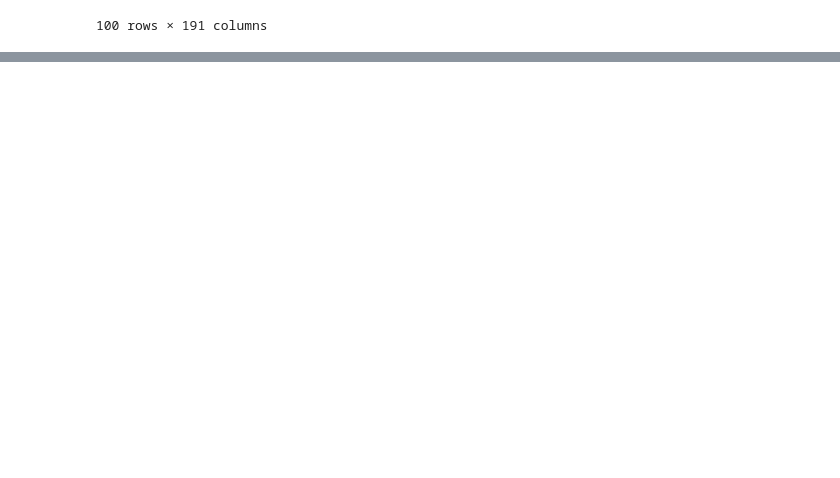
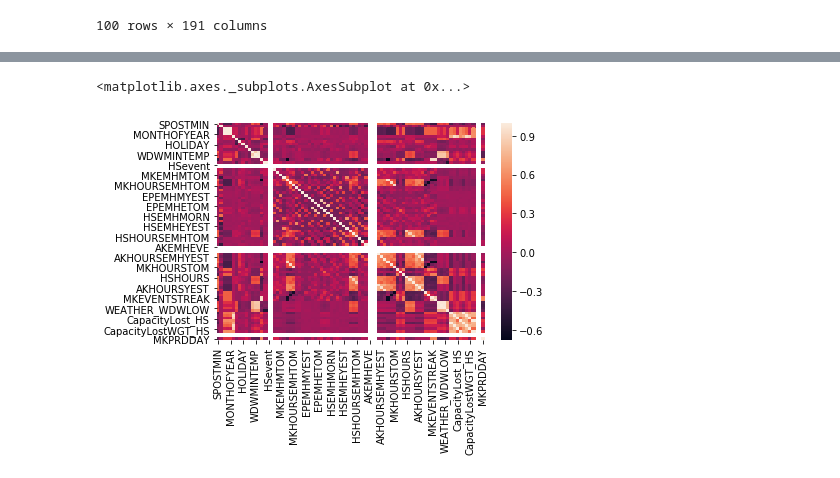
Before and after one commit to daviding11/Splash-Mountain-Wait-Time-Analysis, a Jupyter notebook: DataWrangling-Copy1-LW.ipynb, the cells around one changed output, grey strips where cells are left out. Cells and saved outputs as stored; diff of their text form; code cells hidden in the pictures; blank space fills up the shorter version.

```diff
--- a/DataWrangling-Copy1-LW.ipynb
+++ b/DataWrangling-Copy1-LW.ipynb
@@ -125,0 +190,5 @@ sns.distplot(xmas['SPOSTMIN'], hist = False, kde = True,
+# %%
+sns.heatmap(dream.corr()) #heat map correlation
+# %% [output]
+<matplotlib.axes._subplots.AxesSubplot at 0x...>
+[figure, added]
```
Also changed, not shown: parts of 16 cells of this notebook.
